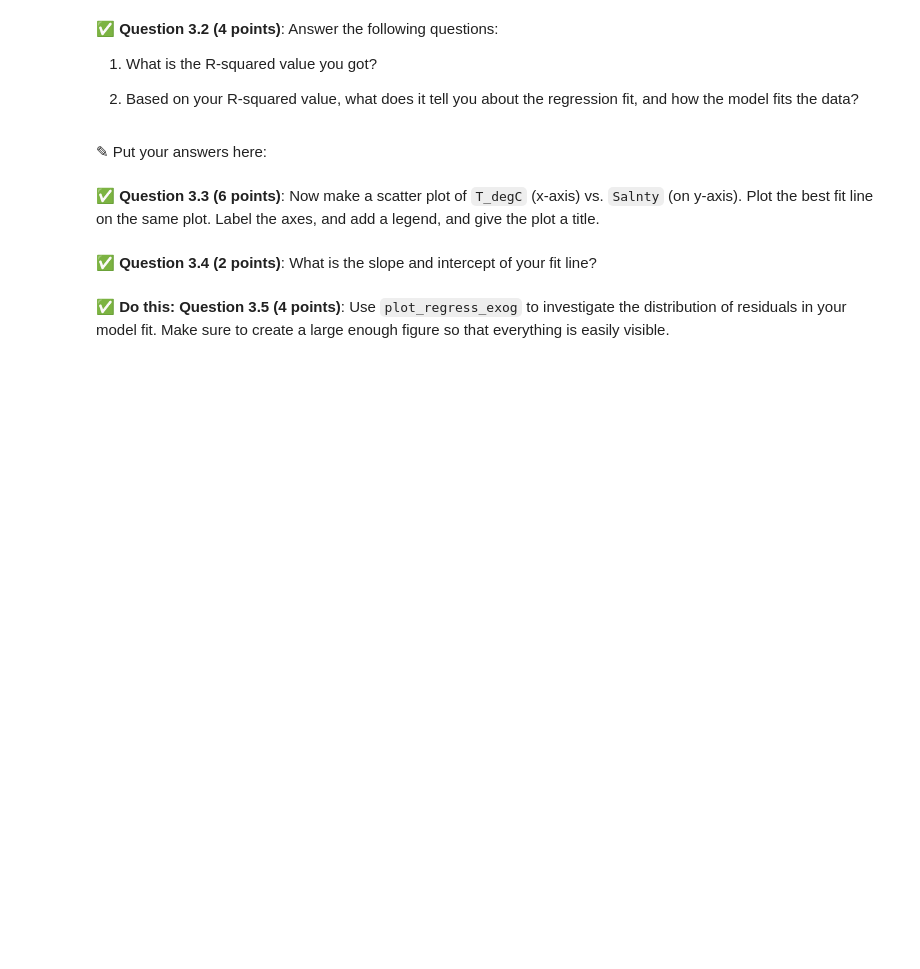
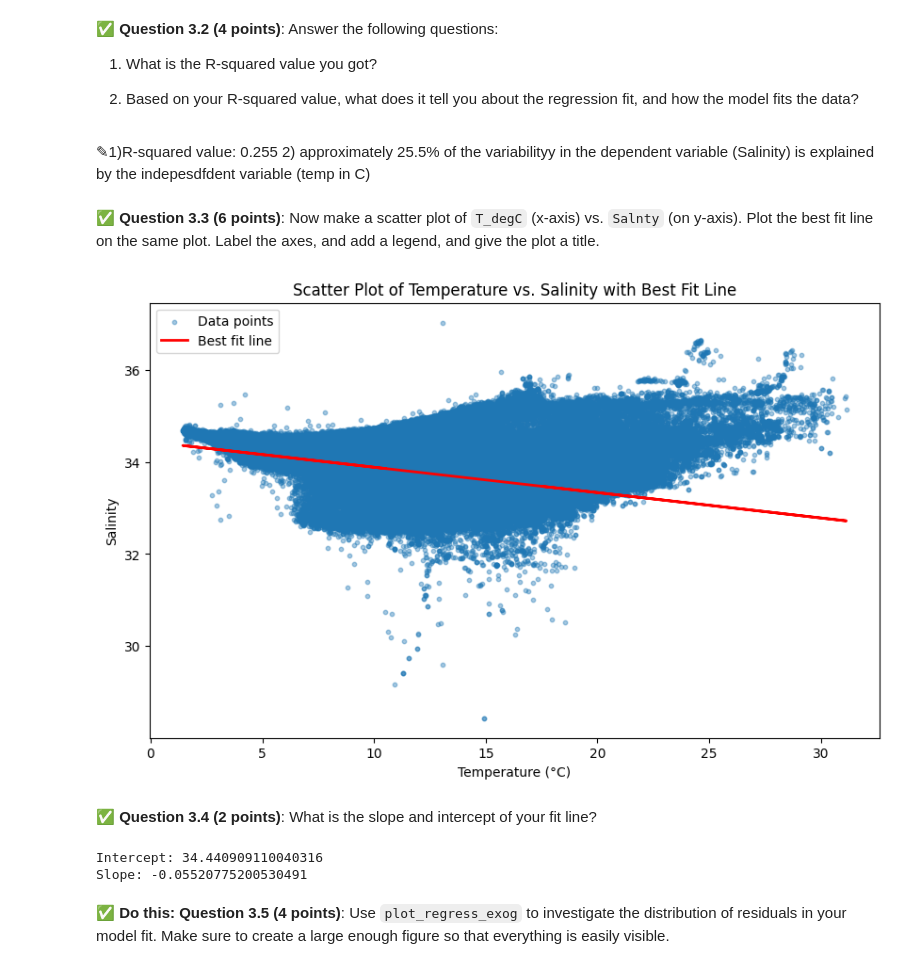
Before and after one commit to primeaud/CMSE202-f25-turnin, a Jupyter notebook: hw-03/HW-03_Regression-S25-STUDENT.ipynb, the cells around one changed output. Saved outputs shown, nothing was run; the diff lists cells and outputs as text; code cells hidden in the pictures; blank space fills up the shorter version.

```diff
--- a/hw-03/HW-03_Regression-S25-STUDENT.ipynb
+++ b/hw-03/HW-03_Regression-S25-STUDENT.ipynb
@@ -171,0 +170,13 @@ In this part, we'll perform some one-variable linear and polynomial regression a
+# %%
+# Put your code here
+
+import statsmodels.api as sm
+
+df_clean = df.dropna(subset=["T_degC", "Salnty"])
+
+X = df_clean["T_degC"]
+y = df_clean["Salnty"]
+X = sm.add_constant(X)
+
+model = sm.OLS(y, X).fit()
+print(model.summary())
@@ -175,7 +204,8 @@ In this part, we'll perform some one-variable linear and polynomial regression a
 1. What is the R-squared value you got?
 
 2. Based on your R-squared value, what does it tell you about the regression fit, and how the model fits the data?
-# %% [markdown]
-<font size=+3>&#9998;</font> Put your answers here:
+# %% [markdown]
+<font size=+3>&#9998;</font>1)R-squared value: 0.255
+ 2) approximately 25.5% of the variabilityy in the dependent variable (Salinity) is explained by the indepesdfdent variable (temp in C)
 # %% [markdown]
 &#9989;  **Question 3.3 (6 points)**: Now make a scatter plot of `T_degC` (x-axis) vs. `Salnty` (on y-axis). Plot the best fit line on the same plot. Label the axes, and add a legend, and give the plot a title.
@@ -184,2 +212,24 @@ In this part, we'll perform some one-variable linear and polynomial regression a
+# %%
+# Put your code here
+import numpy as np
+import matplotlib.pyplot as plt
+
+X = df_clean["T_degC"]
+y = df_clean["Salnty"]
+X_const = sm.add_constant(X)
+
+model = sm.OLS(y, X_const).fit()
+predictions = model.predict(X_const)
+
+plt.figure(figsize=(10, 6))
+plt.scatter(X, y, alpha=0.4, label='Data points', s=10)
+plt.plot(X, predictions, color='red', linewidth=2, label='Best fit line')
+plt.xlabel('Temperature (°C)')
+plt.ylabel('Salinity')
+plt.title('Scatter Plot of Temperature vs. Salinity with Best Fit Line')
+plt.legend()
+plt.show()
+# %% [output]
+[figure, added]
 # %% [markdown]
 &#9989;  **Question 3.4 (2 points)**: What is the slope and intercept of your fit line?
@@ -188,2 +236,10 @@ In this part, we'll perform some one-variable linear and polynomial regression a
+# %%
+intercept, slope = model.params
+
+print(f"Intercept: {intercept}")
+print(f"Slope: {slope}")
+# %% [output]
+Intercept: 34.440909110040316
+Slope: -0.05520775200530491
 # %% [markdown]
 **&#9989; Do this:** **Question 3.5 (4 points)**: Use `plot_regress_exog` to investigate the distribution of residuals in your model fit. Make sure to create a large enough figure so that everything is easily visible.
```
Also changed, not shown: parts of 8 cells of this notebook.
